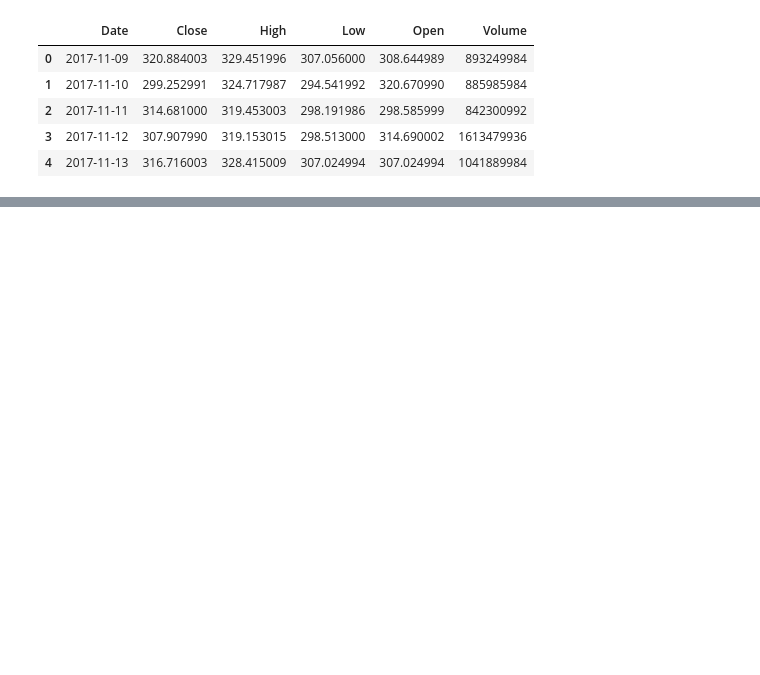
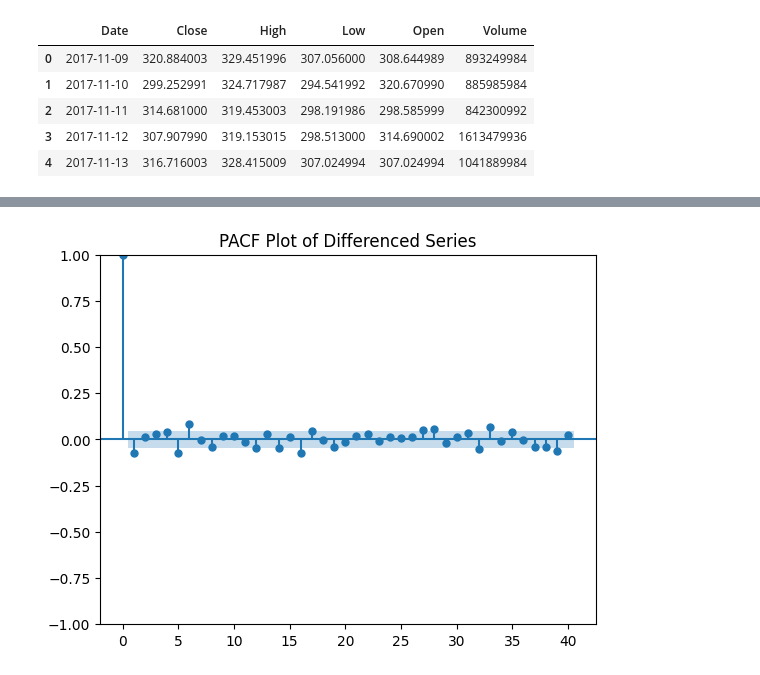
Before and after one commit to PatheticUser/ARIMA, a Jupyter notebook: main.ipynb, the cells around one changed output, grey strips where cells are left out. Cells and saved outputs as stored; diff of their text form; code cells hidden in the pictures; blank space fills up the shorter version.

```diff
--- a/main.ipynb
+++ b/main.ipynb
@@ -129,0 +373,7 @@ px.box(eth_data, y='Close', title='Ethereum Closing Price Distribution')
+# %%
+# PACF plot
+plot_pacf(train_data['Close_diff'], lags=40, method='ywm')  # 'ywm' handles large data better
+plt.title("PACF Plot of Differenced Series")
+plt.show()
+# %% [output]
+[figure, added]
```
Also changed, not shown: parts of 35 cells of this notebook.
